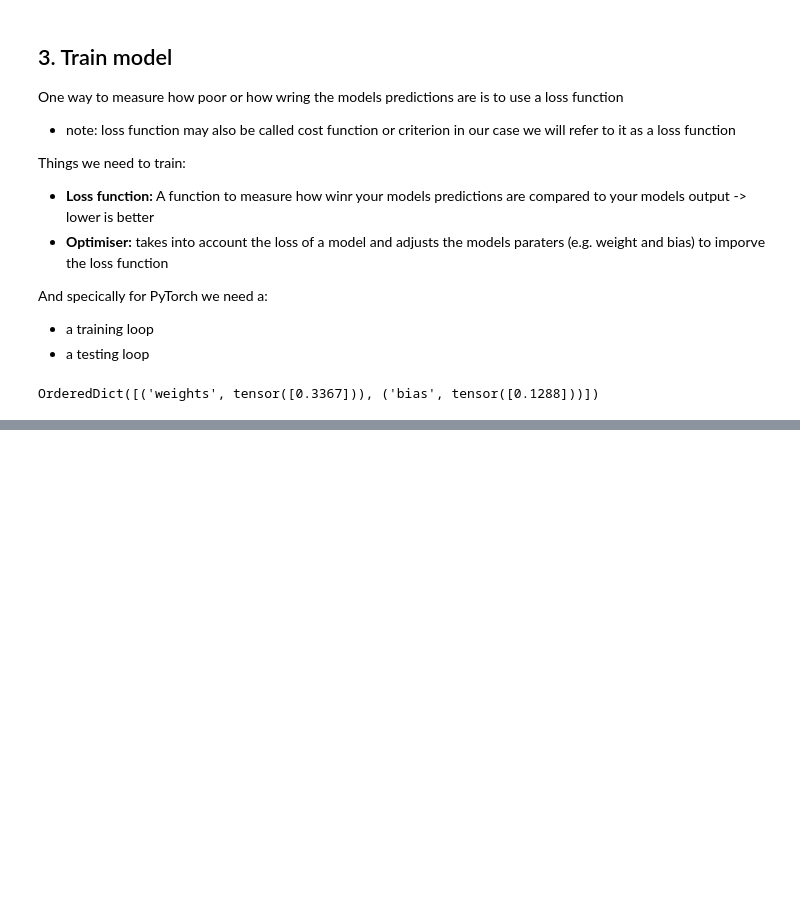
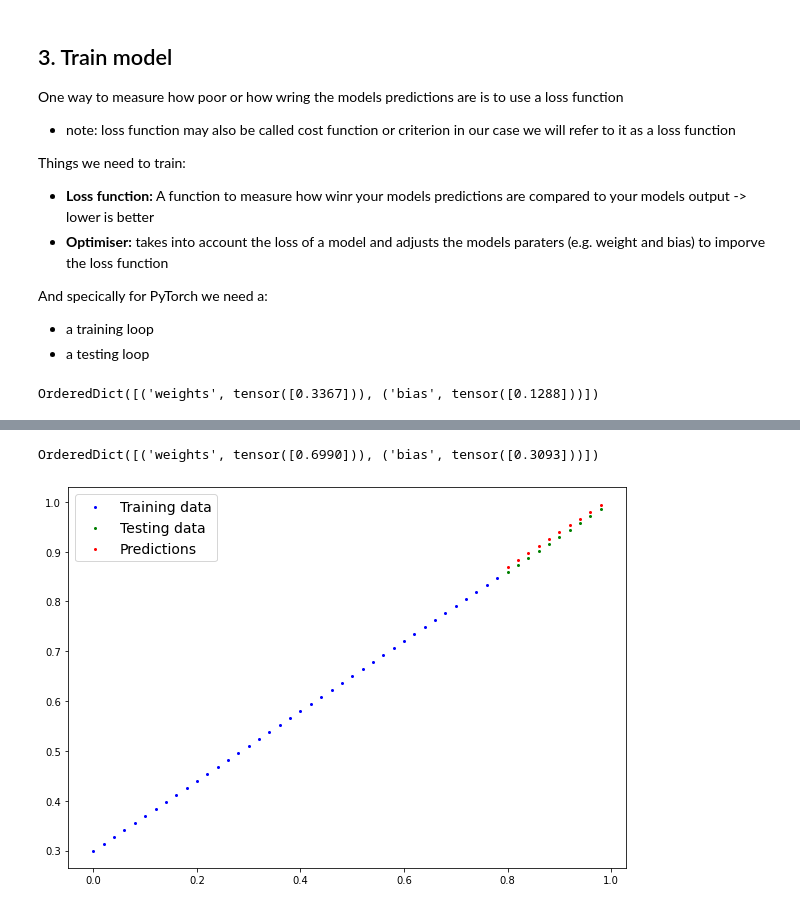
Before and after one commit to eliseleahy/Pytorch-Tutorials, a Jupyter notebook: 01_Pytorch_Workflow.ipynb, the cells around one changed output, grey strips where cells are left out. Drawn from its saved outputs; the diff is of its cells as text; code cells hidden in the pictures; blank space fills up the shorter version.

```diff
--- a/01_Pytorch_Workflow.ipynb
+++ b/01_Pytorch_Workflow.ipynb
@@ -246,0 +251,7 @@ OrderedDict([('weights', tensor([0.3367])), ('bias', tensor([0.1288]))])
+# %%
+# Set up a loss function
+loss_fn = nn.L1Loss()
+
+# Set up an optimiser (sgd - stochastic gradient descent)
+optimizer = torch.optim.SGD(params = model_0.parameters(),
+                            lr =0.01) # lr = leanring rate = most important hyper parameters
@@ -246,0 +268,29 @@ OrderedDict([('weights', tensor([0.3367])), ('bias', tensor([0.1288]))])
+# %%
+#from torch.optim import optimizer
+# An epoch is one loop through the data.... (hyper paramter as we've set it ourselves)
+epochs = 200
+## Training
+# 0. loop through the data
+for epoch in range(epochs):
+  # Set the model to training model
+  model_0.train() # train mode in OyTorch sets all paremters that require gardients to require gradients
+
+  # 1. forward pass
+  y_pred = model_0(X_train)
+
+  # 2. calulate loss
+  loss = loss_fn(y_pred, y_train)
+  print(loss)
+
+  # 3. Optimiser zero grad
+  optimizer.zero_grad()
+
+  # 4. Perform backward propogation on loss to paramter of the model
+  loss.backward()
+
+  # 5. Step the optimiser (perform gradient descent)
+  optimizer.step() # by defluat tell the optimiser changes will accumlate through the loop so.. we ahve to change them to zero in step 3
+
+  model_0.eval() # turns off gradient tracker
+
+print(model_0.state_dict())
@@ -246,0 +315,7 @@ OrderedDict([('weights', tensor([0.3367])), ('bias', tensor([0.1288]))])
+# %%
+model_0.state_dict()
+# %% [output]
+OrderedDict([('weights', tensor([0.6990])), ('bias', tensor([0.3093]))])
+# %%
+with torch.inference_mode():
+  y_preds_new = model_0(X_test)
@@ -246,0 +324,4 @@ OrderedDict([('weights', tensor([0.3367])), ('bias', tensor([0.1288]))])
+# %%
+plot_predictions(predictions=y_preds_new)
+# %% [output]
+[figure, added]
```
Also changed, not shown: parts of 4 cells of this notebook.
